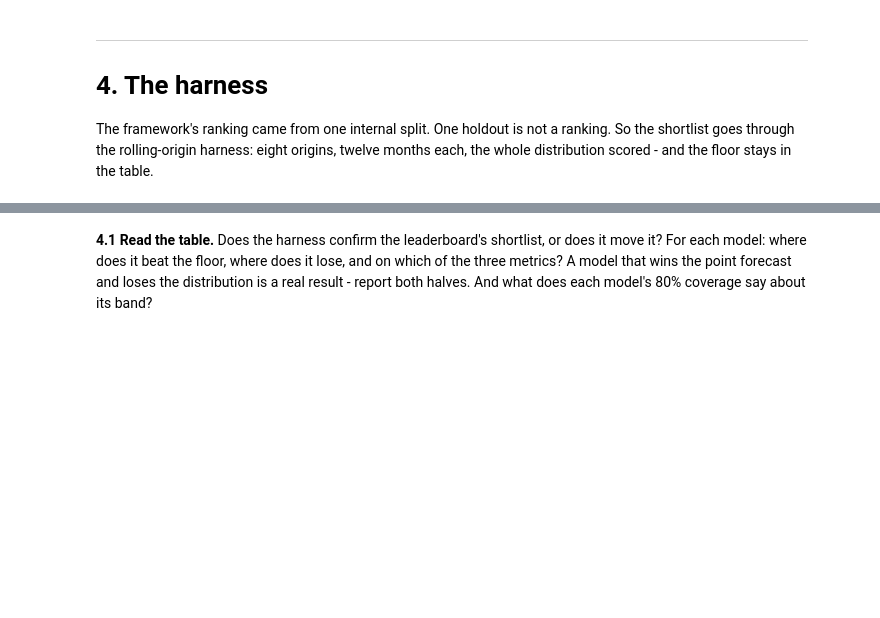
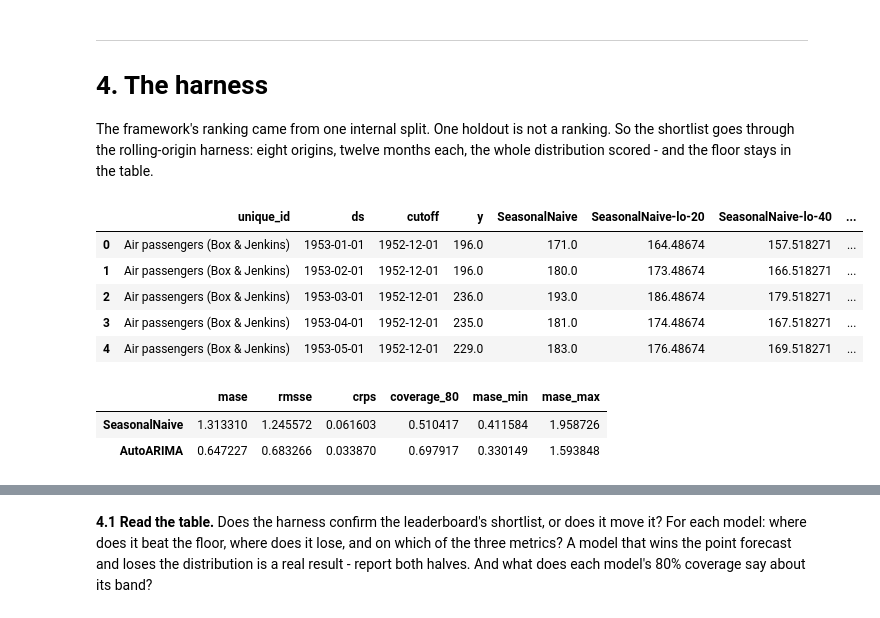
Before and after one commit to AbdullahAAlh/international-airpassengers-project, a Jupyter notebook: project.ipynb, the cells around one changed output, grey strips where cells are left out. Cells and saved outputs as stored; diff of their text form; code cells hidden in the pictures; blank space fills up the shorter version.

```diff
--- a/project.ipynb
+++ b/project.ipynb
@@ -224,20 +435,56 @@ stays in the table.
 # %%
 sf_cv = StatsForecast(
     models=[SeasonalNaive(season_length=SEASON_LENGTH)],
-    freq="MS", n_jobs=1)
-cv = sf_cv.cross_validation(df=df, h=H, step_size=H, n_windows=8,
-                            level=scoring.LEVELS)
+    freq="MS", n_jobs=1
+)
+
+cv = sf_cv.cross_validation(
+    df=df,
+    h=H,
+    step_size=H,
+    n_windows=8,
+    level=scoring.LEVELS
+)
+
 cv.head()
+# %% [output]
+|  | unique_id | ds | cutoff | y | SeasonalNaive | SeasonalNaive-lo-20 | SeasonalNaive-lo-40 | ... |
+| 0 | Air passengers (Box & Jenkins) | 1953-01-01 | 1952-12-01 | 196.0 | 171.0 | 164.48674 | 157.518271 | ... |
+| 1 | Air passengers (Box & Jenkins) | 1953-02-01 | 1952-12-01 | 196.0 | 180.0 | 173.48674 | 166.518271 | ... |
+| 2 | Air passengers (Box & Jenkins) | 1953-03-01 | 1952-12-01 | 236.0 | 193.0 | 186.48674 | 179.518271 | ... |
+| 3 | Air passengers (Box & Jenkins) | 1953-04-01 | 1952-12-01 | 235.0 | 181.0 | 174.48674 | 167.518271 | ... |
+| 4 | Air passengers (Box & Jenkins) | 1953-05-01 | 1952-12-01 | 229.0 | 183.0 | 176.48674 | 169.518271 | ... |
 # %%
-# TODO: pick the model your leaderboard shortlists (the statsforecast twin
-#       of the winner: AutoTheta / AutoETS / AutoARIMA ...), cross-validate
-#       it over the SAME folds, and put BOTH models in one table - one row
-#       per model: mase, rmsse, crps, coverage_80 (plus the min/max MASE).
-MY_MODEL = ...   # statsforecast class instance
-MY_NAME  = ...   # its output column name
+from statsforecast.models import AutoARIMA
 
-mysf = ...
-mycv = ...
+MY_MODEL = AutoARIMA(season_length=SEASON_LENGTH)
+MY_NAME = "AutoARIMA"
 
-RESULTS = ...   # index = model name
+mysf = StatsForecast(
+    models=[MY_MODEL],
+    freq="MS",
+    n_jobs=1
+)
+
+mycv = mysf.cross_validation(
+    df=df,
+    h=H,
+    step_size=H,
+    n_windows=8,
+    level=scoring.LEVELS
+)
+
+RESULTS = pd.DataFrame({
+    "SeasonalNaive": scoring.score_cv(
+        cv, "SeasonalNaive", df
+    ),
+    MY_NAME: scoring.score_cv(
+        mycv, MY_NAME, df
+    )
+}).T
+
 RESULTS
+# %% [output]
+|  | mase | rmsse | crps | coverage_80 | mase_min | mase_max |
+| SeasonalNaive | 1.313310 | 1.245572 | 0.061603 | 0.510417 | 0.411584 | 1.958726 |
+| AutoARIMA | 0.647227 | 0.683266 | 0.033870 | 0.697917 | 0.330149 | 1.593848 |
```
Also changed, not shown: parts of 25 cells of this notebook.
